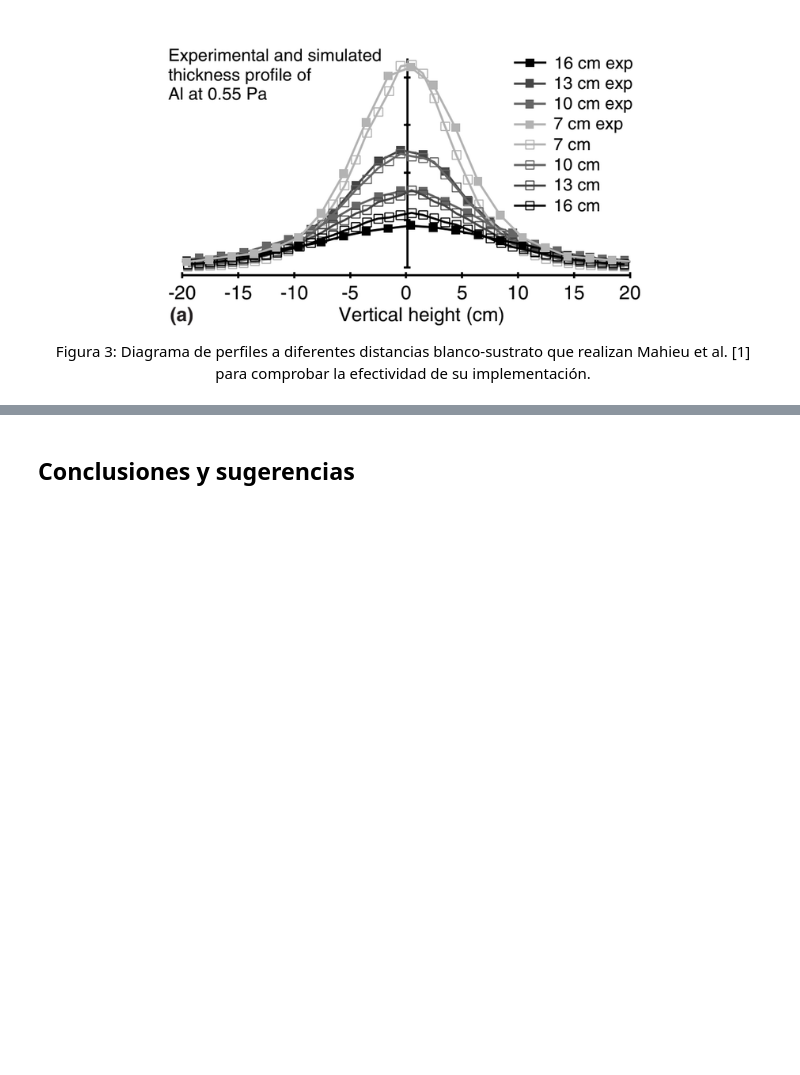
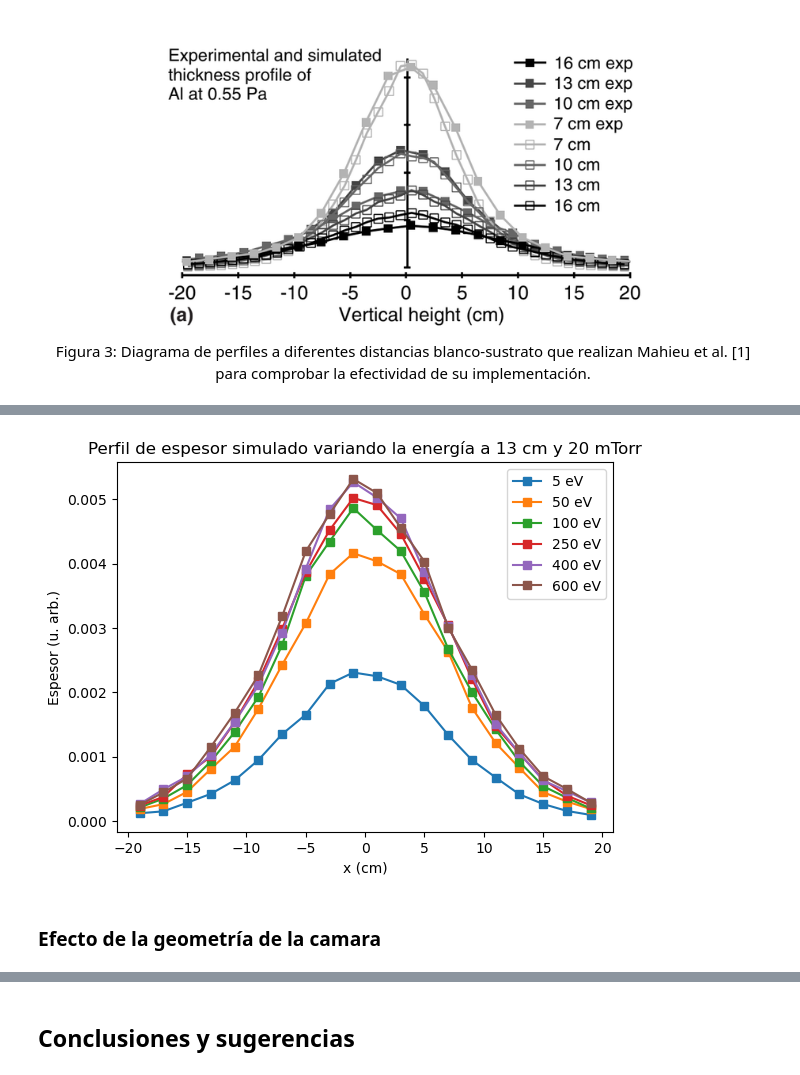
Before and after one commit to alexsandive/Monte-Carlo-Sputtering-Simulation_Proyecto-FS0200, a Jupyter notebook: Proyecto_AlexanderSancho.ipynb, the cells around one changed output, grey strips where cells are left out. Cells and saved outputs as stored; diff of their text form; code cells hidden in the pictures; blank space fills up the shorter version.

```diff
--- a/Proyecto_AlexanderSancho.ipynb
+++ b/Proyecto_AlexanderSancho.ipynb
@@ -1118,0 +1227,12 @@ Figura 3: Diagrama de perfiles a diferentes distancias blanco-sustrato que reali
+# %%
+energias = [5, 50, 100, 250, 400, 600] #eV
+
+resultados_energias = {e: simular(N=int(5e5), presion=20, dist=distBlancSustr, E0=e, seguir_primera=False) for e in energias}
+# %%
+graficar_perfiles(resultados_energias, "eV")
+plt.title('Perfil de espesor simulado variando la energía a 13 cm y 20 mTorr')
+plt.show()
+# %% [output]
+[figure, added]
+# %% [markdown]
+### Efecto de la geometría de la camara
```
Also changed, not shown: parts of 17 cells of this notebook.
